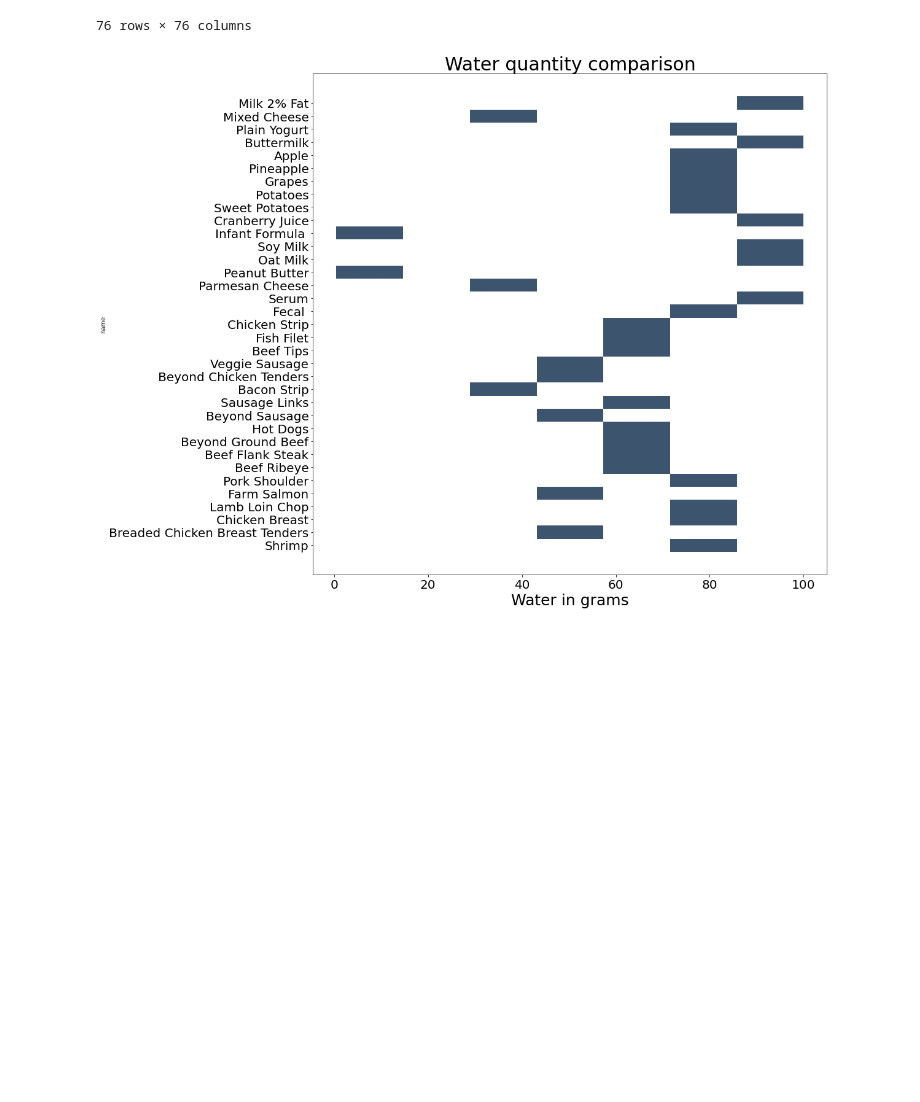
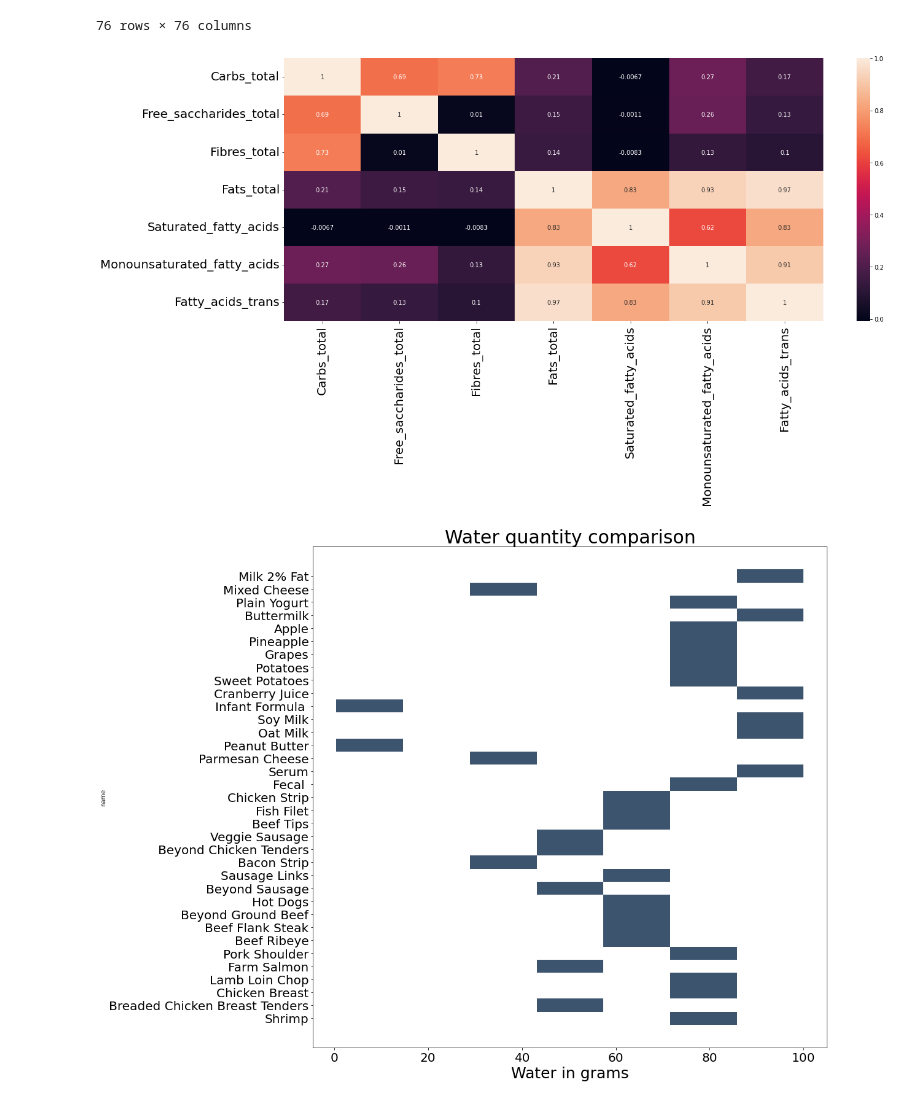
Before and after one commit to asimali004/Kaggle-Competition, a Jupyter notebook: fats-cabd-foods-raw.ipynb, the cells around one changed output. Drawn from its saved outputs; the diff is of its cells as text; code cells hidden in the pictures; blank space fills up the shorter version.

```diff
--- a/fats-cabd-foods-raw.ipynb
+++ b/fats-cabd-foods-raw.ipynb
@@ -66,3 +74,11 @@ memory usage: 21.2+ KB
+# %%
+plt.figure(figsize=(20,8))
+sns.heatmap(df[["Carbs_total","Free_saccharides_total","Fibres_total","Fats_total","Saturated_fatty_acids","Monounsaturated_fatty_acids","Fatty_acids_trans"]].corr(),annot=True)
+plt.xticks(fontsize=20)
+plt.yticks(fontsize=20)
+plt.show()
+# %% [output]
+[figure, added]
 # %%
 plt.figure(figsize=(15,15))
 sns.histplot(data=df,x="water",y="name")
```
Also changed, not shown: parts of 19 cells of this notebook.
